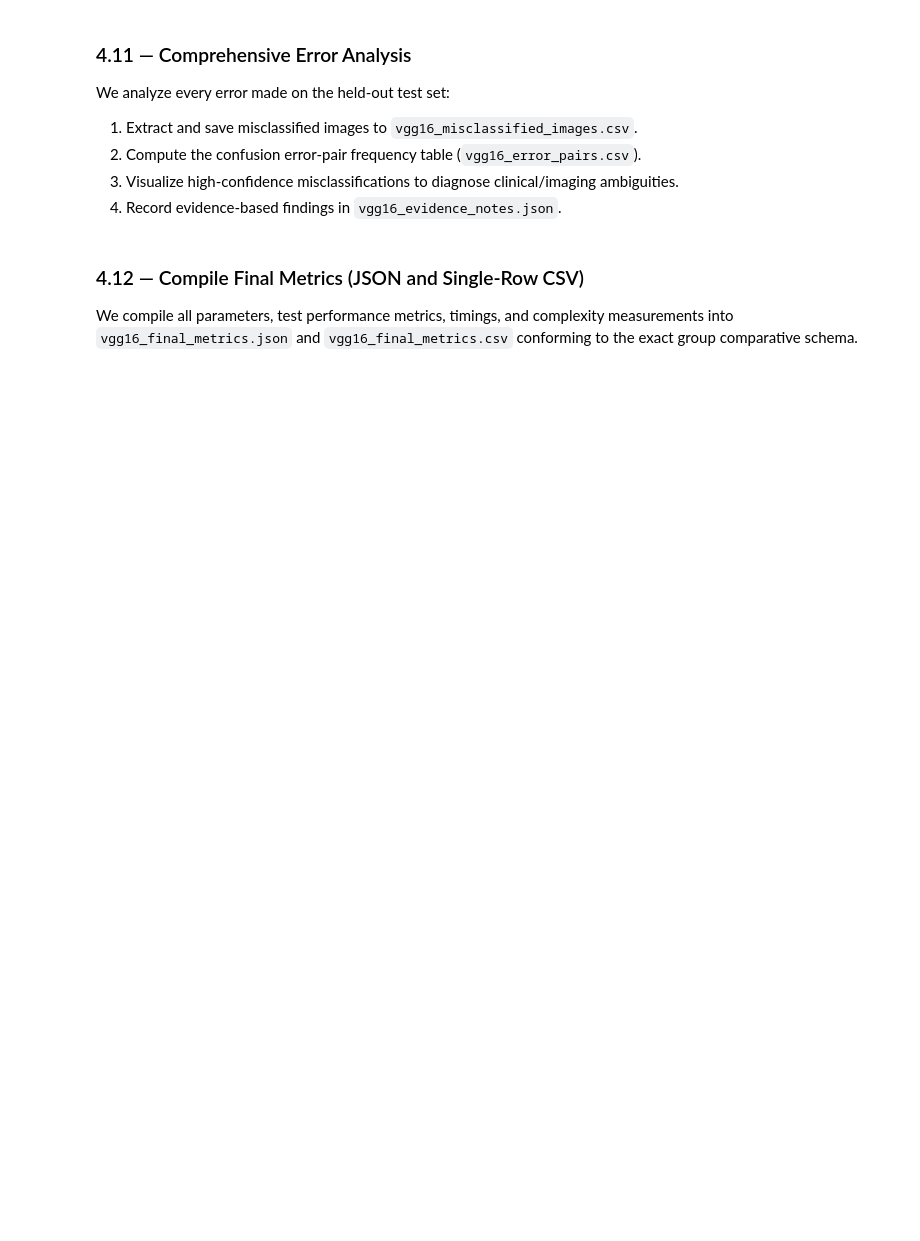
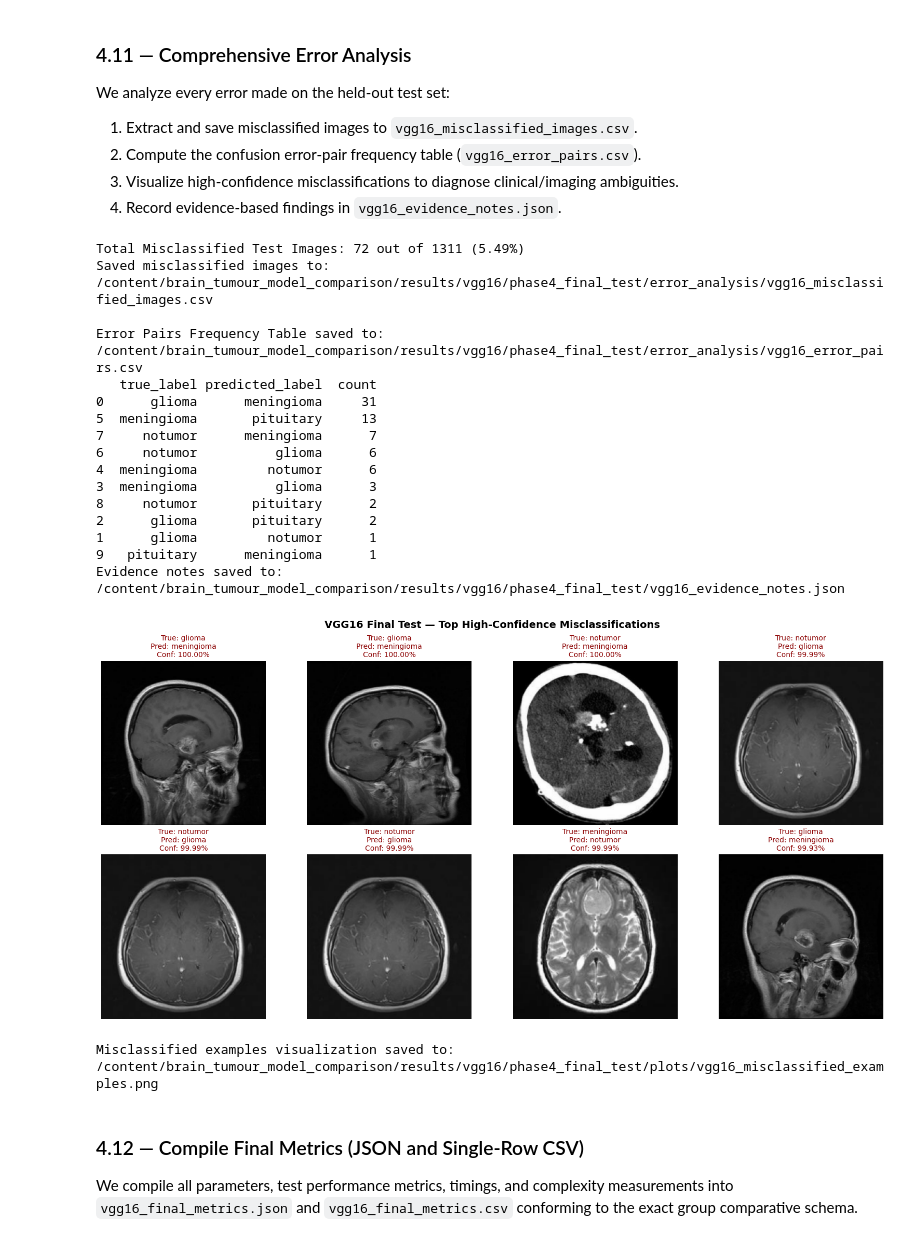
Before and after one commit to ramzyhafeel/brain_tumour_model_comparison, a Jupyter notebook: notebooks/02_vgg16.ipynb, the cells around one changed output. Saved outputs shown, nothing was run; the diff lists cells and outputs as text; code cells hidden in the pictures; blank space fills up the shorter version.

```diff
--- a/notebooks/02_vgg16.ipynb
+++ b/notebooks/02_vgg16.ipynb
@@ -1819,5 +2290,5 @@ selected_configuration = {
 }
 selected_config_path = os.path.join(PHASE3_DIR, "selected_vgg16_configuration.json")
 with open(selected_config_path, "w") as f:
-    json.dump(selected_configuration, f, indent=4, default=json_safe)
+    json.dump(selected_configuration, f, indent=4)
 print(f"Selected configuration saved to: {selected_config_path}")
@@ -2246,7 +2837,7 @@ timing_results = {
 
 timing_json_path = os.path.join(PHASE4_DIR, "vgg16_inference_timing.json")
 with open(timing_json_path, "w") as f:
-    json.dump(timing_results, f, indent=4, default=json_safe)
+    json.dump(timing_results, f, indent=4)
 
 print(f"\nTiming Benchmark Results:")
 print(f"  Elapsed Time:            {t_elapsed:.4f} seconds")
@@ -2312,34 +2916,53 @@ evidence_notes = {
 
 evidence_notes_path = os.path.join(PHASE4_DIR, "vgg16_evidence_notes.json")
 with open(evidence_notes_path, "w") as f:
-    json.dump(evidence_notes, f, indent=4, default=json_safe)
+    json.dump(evidence_notes, f, indent=4)
 print(f"Evidence notes saved to: {evidence_notes_path}")
 
 # 4. Plot High-Confidence Misclassified Examples (Top 8)
 num_examples = min(8, len(misclassified_df))
 fig, axes = plt.subplots(2, 4, figsize=(16, 8))
 fig.suptitle("VGG16 Final Test — Top High-Confidence Misclassifications", fontsize=14, fontweight='bold')
 
 for idx in range(num_examples):
     ax = axes.flat[idx]
     row = misclassified_df.iloc[idx]
     img_path = os.path.join(dataset_path, row["filepath"])
     raw_img = tf.io.read_file(img_path)
     decoded_img = tf.image.decode_jpeg(raw_img, channels=3)
     resized_img = tf.image.resize(decoded_img, (224, 224)).numpy().astype(np.uint8)
 
     ax.imshow(resized_img)
     ax.set_title(
         f"True: {row['true_label']}\nPred: {row['predicted_label']}\nConf: {row['prediction_confidence']:.2%}",
         fontsize=10, color='darkred'
     )
     ax.axis('off')
 
 plt.tight_layout()
 misclf_plot_path = os.path.join(PHASE4_PLOTS_DIR, "vgg16_misclassified_examples.png")
 plt.savefig(misclf_plot_path, dpi=150, bbox_inches='tight')
 plt.show()
 print(f"Misclassified examples visualization saved to: {misclf_plot_path}")
+# %% [output]
+Total Misclassified Test Images: 72 out of 1311 (5.49%)
+Saved misclassified images to: /content/brain_tumour_model_comparison/results/vgg16/phase4_final_test/error_analysis/vgg16_misclassified_images.csv
+
+Error Pairs Frequency Table saved to: /content/brain_tumour_model_comparison/results/vgg16/phase4_final_test/error_analysis/vgg16_error_pairs.csv
+   true_label predicted_label  count
+0      glioma      meningioma     31
+5  meningioma       pituitary     13
+7     notumor      meningioma      7
+6     notumor          glioma      6
+4  meningioma         notumor      6
+3  meningioma          glioma      3
+8     notumor       pituitary      2
+2      glioma       pituitary      2
+1      glioma         notumor      1
+9   pituitary      meningioma      1
+Evidence notes saved to: /content/brain_tumour_model_comparison/results/vgg16/phase4_final_test/vgg16_evidence_notes.json
+[figure, added]
+Misclassified examples visualization saved to: /content/brain_tumour_model_comparison/results/vgg16/phase4_final_test/plots/vgg16_misclassified_examples.png
 # %% [markdown]
 ### 4.12 — Compile Final Metrics (JSON and Single-Row CSV)
 
```
Also changed, not shown: parts of 58 cells of this notebook.
